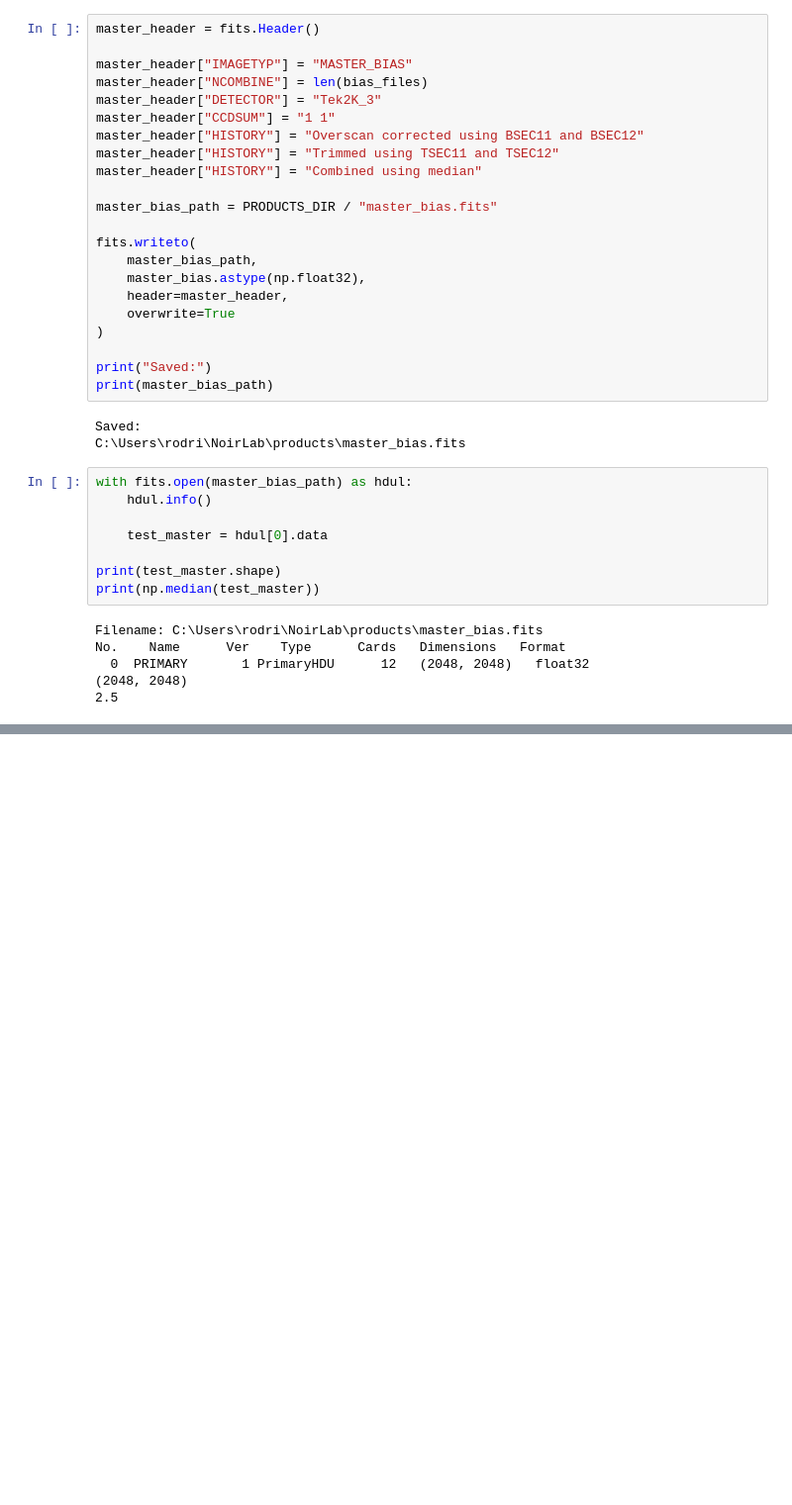
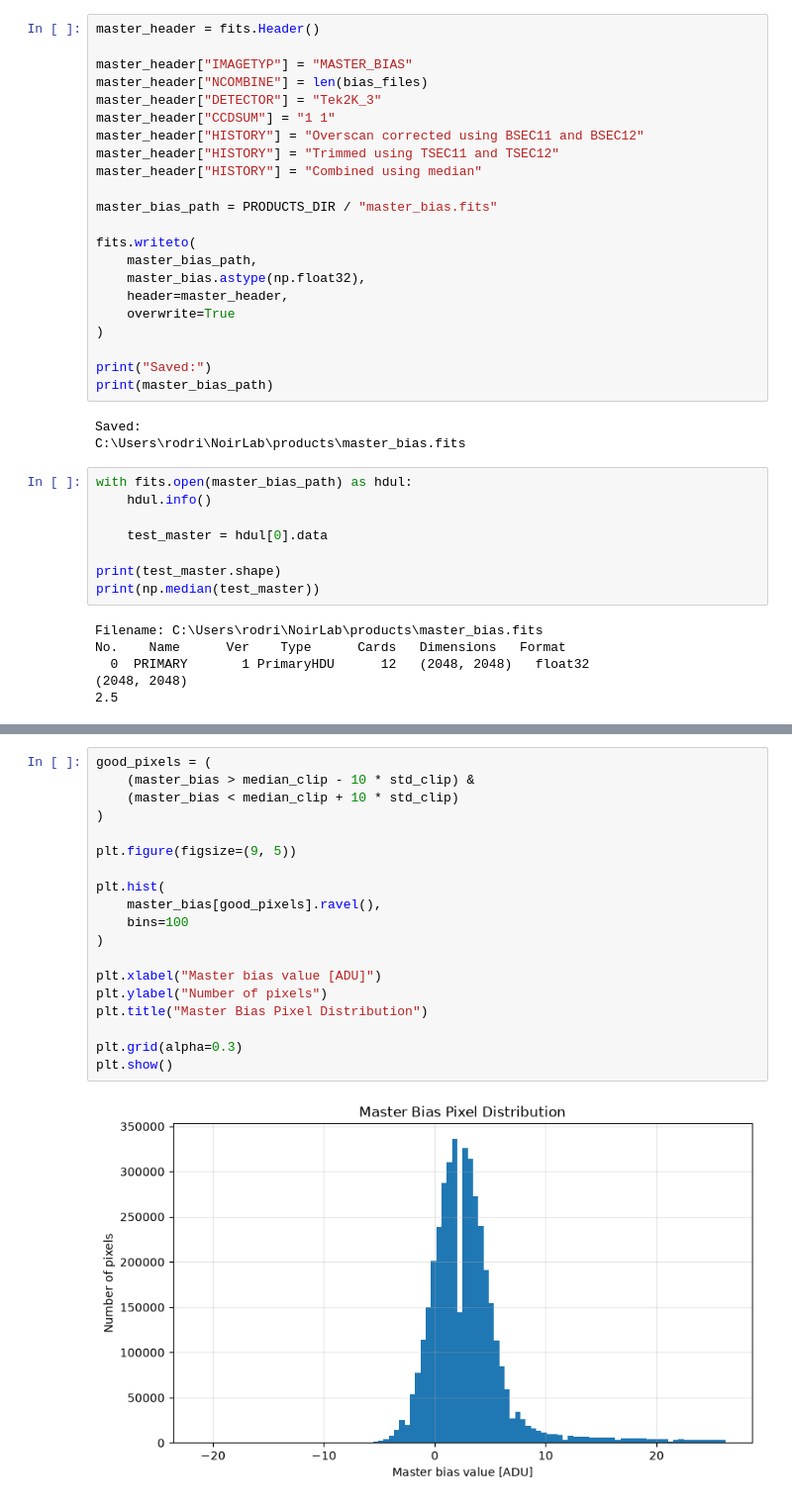
Before and after one commit to RCV-005/noirlab-ccd-reduction, a Jupyter notebook: Notebooks/01_master_bias.ipynb, the cells around one changed output, grey strips where cells are left out. Shown at 99% size. Saved outputs shown, nothing was run; the diff lists cells and outputs as text; blank space fills up the shorter version.

```diff
--- a/Notebooks/01_master_bias.ipynb
+++ b/Notebooks/01_master_bias.ipynb
@@ -333,0 +484,21 @@ No.    Name      Ver    Type      Cards   Dimensions   Format
+# %%
+good_pixels = (
+    (master_bias > median_clip - 10 * std_clip) &
+    (master_bias < median_clip + 10 * std_clip)
+)
+
+plt.figure(figsize=(9, 5))
+
+plt.hist(
+    master_bias[good_pixels].ravel(),
+    bins=100
+)
+
+plt.xlabel("Master bias value [ADU]")
+plt.ylabel("Number of pixels")
+plt.title("Master Bias Pixel Distribution")
+
+plt.grid(alpha=0.3)
+plt.show()
+# %% [output]
+[figure, added]
```
Also changed, not shown: parts of 11 cells of this notebook, 1 other file.
